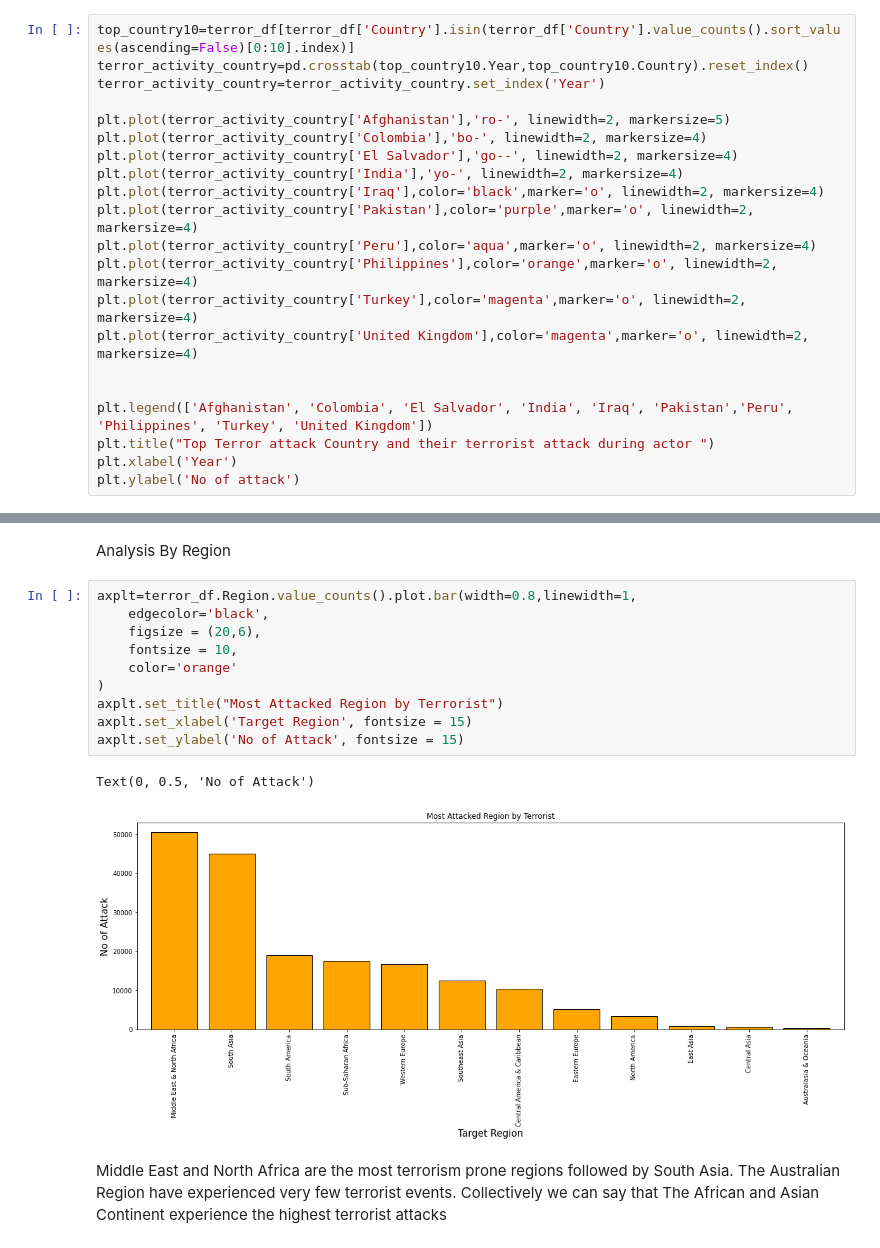
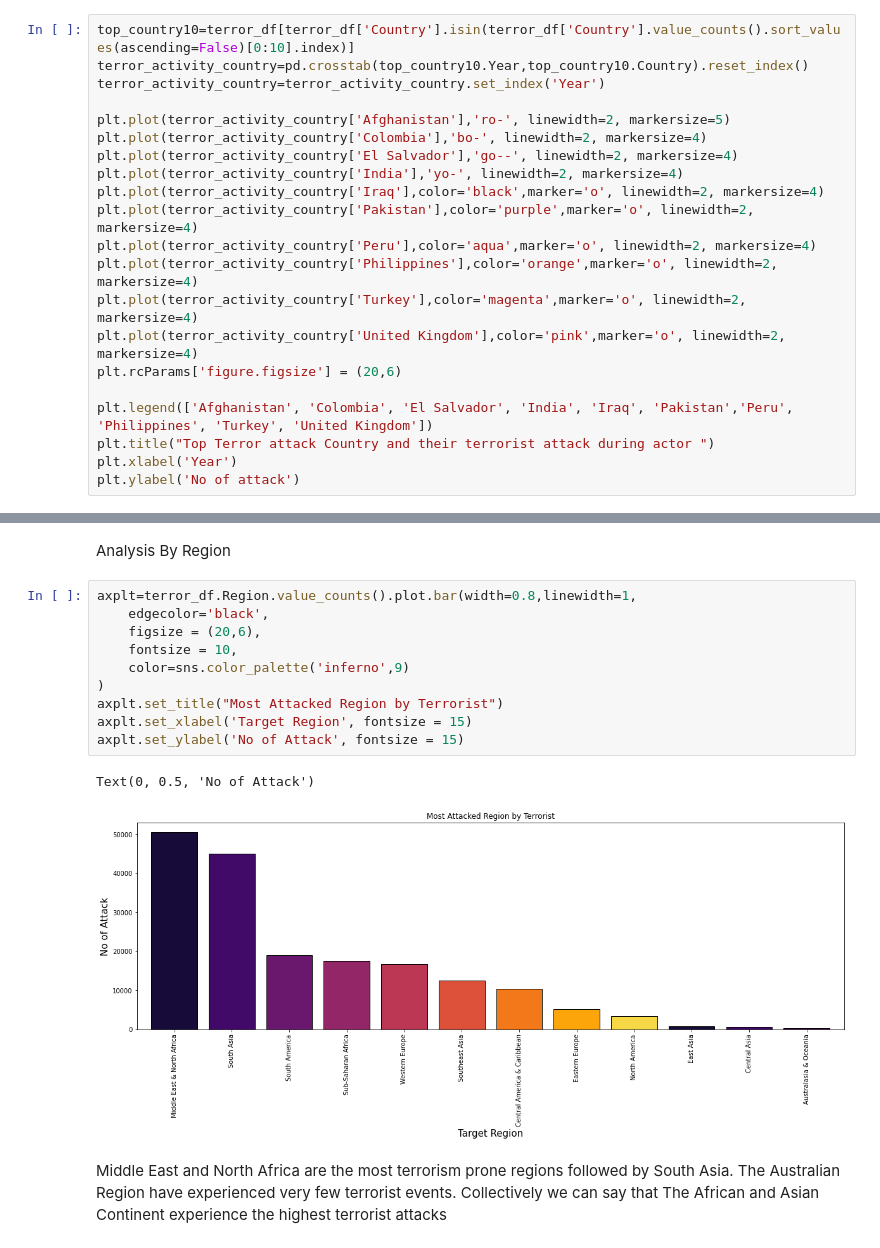
Before and after one commit to chinu1997/Team5-Capstone, a Jupyter notebook: Chinmaya_Devprasad_Team_5_Capstone_Project1.ipynb, the cells around one changed output, grey strips where cells are left out. Drawn from its saved outputs; the diff is of its cells as text.

```diff
--- a/Chinmaya_Devprasad_Team_5_Capstone_Project1.ipynb
+++ b/Chinmaya_Devprasad_Team_5_Capstone_Project1.ipynb
@@ -254,8 +268,8 @@ plt.plot(terror_activity_country['Pakistan'],color='purple',marker='o', linewidt
 plt.plot(terror_activity_country['Peru'],color='aqua',marker='o', linewidth=2, markersize=4)
 plt.plot(terror_activity_country['Philippines'],color='orange',marker='o', linewidth=2, markersize=4)
 plt.plot(terror_activity_country['Turkey'],color='magenta',marker='o', linewidth=2, markersize=4)
-plt.plot(terror_activity_country['United Kingdom'],color='magenta',marker='o', linewidth=2, markersize=4)
-
+plt.plot(terror_activity_country['United Kingdom'],color='pink',marker='o', linewidth=2, markersize=4)
+plt.rcParams['figure.figsize'] = (20,6)
 
 plt.legend(['Afghanistan', 'Colombia', 'El Salvador', 'India', 'Iraq', 'Pakistan','Peru', 'Philippines', 'Turkey', 'United Kingdom'])
 plt.title("Top Terror attack Country and their terrorist attack during actor ")
@@ -269,16 +283,16 @@ Analysis By Region
 # %%
 axplt=terror_df.Region.value_counts().plot.bar(width=0.8,linewidth=1,
     edgecolor='black',
     figsize = (20,6),
     fontsize = 10,
-    color='orange'
+    color=sns.color_palette('inferno',9)
 )
 axplt.set_title("Most Attacked Region by Terrorist")
 axplt.set_xlabel('Target Region', fontsize = 15)
 axplt.set_ylabel('No of Attack', fontsize = 15)
 # %% [output]
 Text(0, 0.5, 'No of Attack')
-[figure, old version]
+[figure, new version]
 # %% [markdown]
 Middle East and North Africa are the most terrorism prone regions followed by South Asia. The Australian Region have experienced very few terrorist events. Collectively we can say that The African and Asian Continent experience the highest terrorist attacks
 # %% [markdown]
```
Also changed, not shown: parts of 34 cells of this notebook.
